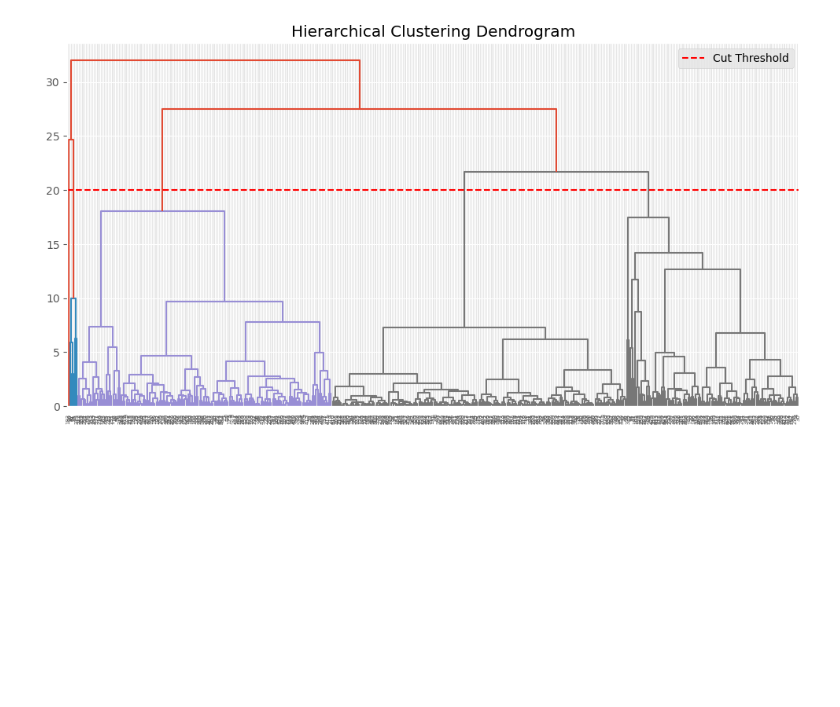
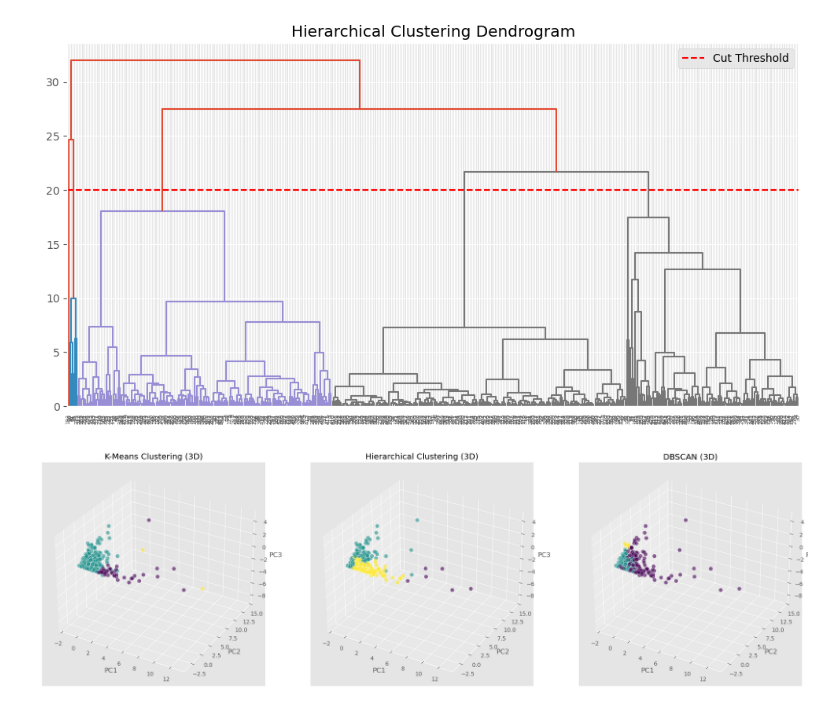
Before and after one commit to akay6483/mmml-ecommerce, a Jupyter notebook: notebook/m3/Clustering.ipynb, the cells around one changed output. Drawn from its saved outputs; the diff is of its cells as text; code cells hidden in the pictures; blank space fills up the shorter version.

```diff
--- a/notebook/m3/Clustering.ipynb
+++ b/notebook/m3/Clustering.ipynb
@@ -102,3 +124,39 @@ plt.legend()
 plt.show()
 # %% [output]
 [figure]
+# %%
+from mpl_toolkits.mplot3d import Axes3D
+
+pca_3d = PCA(n_components=3)
+X_pca_3d = pca_3d.fit_transform(X_scaled)
+
+fig = plt.figure(figsize=(20, 6))
+
+ax1 = fig.add_subplot(1, 3, 1, projection='3d')
+sc1 = ax1.scatter(X_pca_3d[:, 0], X_pca_3d[:, 1], X_pca_3d[:, 2],
+                  c=kmeans_labels, cmap='viridis', s=50, alpha=0.6, edgecolors='w')
+ax1.set_title("K-Means Clustering (3D)")
+ax1.set_xlabel('PC1')
+ax1.set_ylabel('PC2')
+ax1.set_zlabel('PC3')
+
+ax2 = fig.add_subplot(1, 3, 2, projection='3d')
+sc2 = ax2.scatter(X_pca_3d[:, 0], X_pca_3d[:, 1], X_pca_3d[:, 2],
+                  c=agg_labels, cmap='viridis', s=50, alpha=0.6, edgecolors='w')
+ax2.set_title("Hierarchical Clustering (3D)")
+ax2.set_xlabel('PC1')
+ax2.set_ylabel('PC2')
+ax2.set_zlabel('PC3')
+
+ax3 = fig.add_subplot(1, 3, 3, projection='3d')
+sc3 = ax3.scatter(X_pca_3d[:, 0], X_pca_3d[:, 1], X_pca_3d[:, 2],
+                  c=dbscan_labels, cmap='viridis', s=50, alpha=0.6, edgecolors='w')
+ax3.set_title("DBSCAN (3D)")
+ax3.set_xlabel('PC1')
+ax3.set_ylabel('PC2')
+ax3.set_zlabel('PC3')
+
+plt.tight_layout()
+plt.show()
+# %% [output]
+[figure, added]
```
Also changed, not shown: parts of 2 cells of this notebook, 1 other file.
